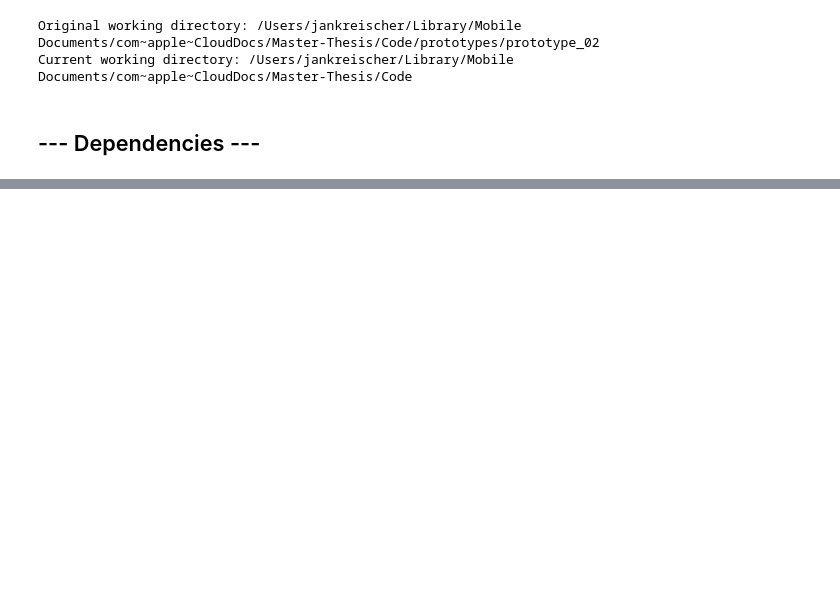
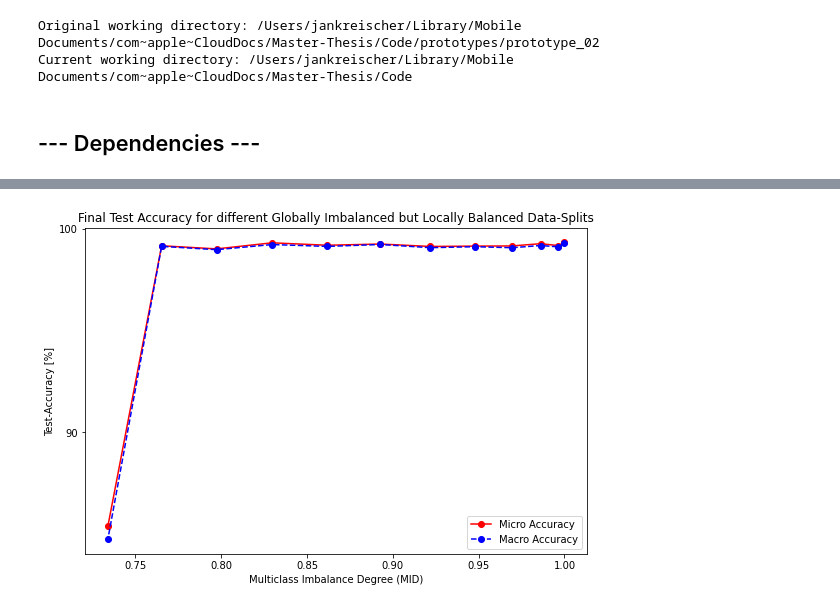
Before and after one commit to jan-kreischer/FedRL-for-IoT-Security, a Jupyter notebook: prototypes/prototype_02/experiment-02.ipynb, the cells around one changed output, grey strips where cells are left out. Drawn from its saved outputs; the diff is of its cells as text; code cells hidden in the pictures; blank space fills up the shorter version.

```diff
--- a/prototypes/prototype_02/experiment-02.ipynb
+++ b/prototypes/prototype_02/experiment-02.ipynb
@@ -1767,0 +220,35 @@ e1v5.plot_test_performances()
+# %%
+def get_wcs_sweep_sampling_probabilities(current_step, n_steps):
+    baseline_probability  = 1/7
+    lower_sampling_threshold = 0.0001
+
+    fraction = (baseline_probability - lower_sampling_threshold)/n_steps
+    baseline_deviation = current_step * fraction
+
+    inc_probability = baseline_probability + baseline_deviation
+    dec_probability = baseline_probability - baseline_deviation
+
+
+    sampling_probabilities_1 = {
+        #Behavior.NORMAL: 0,
+        Behavior.RANSOMWARE_POC: inc_probability,
+        Behavior.ROOTKIT_BDVL: inc_probability,
+        Behavior.ROOTKIT_BEURK: inc_probability,
+        Behavior.CNC_THETICK: baseline_probability,
+        Behavior.CNC_OPT1: dec_probability,
+        Behavior.CNC_OPT2: dec_probability,
+        Behavior.CNC_BACKDOOR_JAKORITAR: dec_probability,
+    }
+
+    sampling_probabilities_2 = {
+        #Behavior.NORMAL: 0,
+        Behavior.RANSOMWARE_POC: dec_probability,
+        Behavior.ROOTKIT_BDVL: dec_probability,
+        Behavior.ROOTKIT_BEURK: dec_probability,
+        Behavior.CNC_THETICK: baseline_probability,
+        Behavior.CNC_OPT1: inc_probability,
+        Behavior.CNC_OPT2: inc_probability,
+        Behavior.CNC_BACKDOOR_JAKORITAR: inc_probability,
+    }
+
+    return sampling_probabilities_1, sampling_probabilities_2
@@ -1767,0 +325,2 @@ e1v5.plot_test_performances()
+# %%
+e2v2, e2v2_final_micro_accuracies, e2v2_final_macro_accuracies = run_wcs_sweep_experiment(2, 2, training_data_strides, 11)
@@ -1767,0 +345,4 @@ e1v5.plot_test_performances()
+# %%
+plot_wcs_sweep_test_accuracies(e2v2_final_micro_accuracies, e2v2_final_macro_accuracies)
+# %% [output]
+[figure, added]
```
Also changed, not shown: parts of 60 cells of this notebook, 21 other files.
